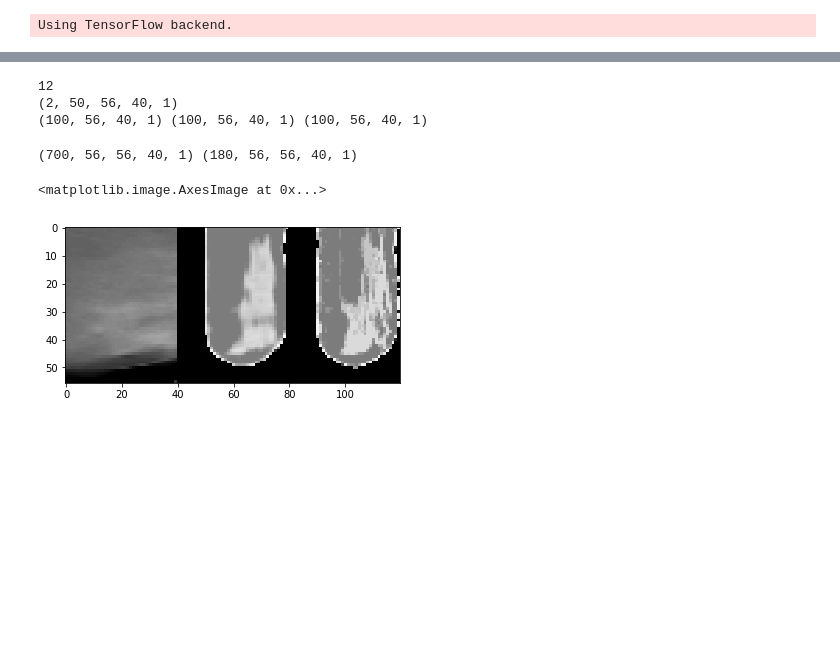
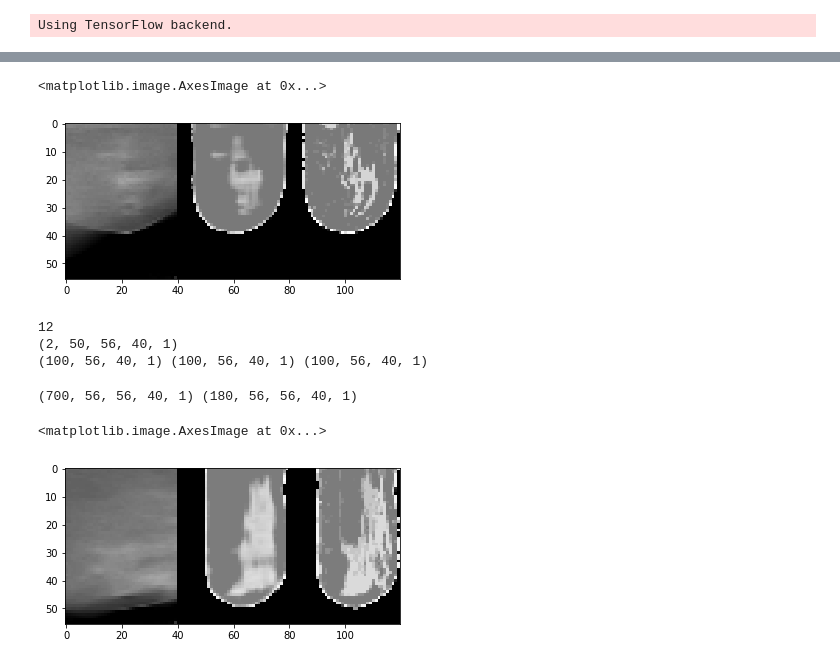
Before and after one commit to PranjalSahu/newrecon, a Jupyter notebook: recon1.ipynb, the cells around one changed output, grey strips where cells are left out. Cells and saved outputs as stored; diff of their text form; code cells hidden in the pictures; blank space fills up the shorter version.

```diff
--- a/recon1.ipynb
+++ b/recon1.ipynb
@@ -467,3 +567,8 @@ print(result.shape)
+# %%
+plt.imshow(np.concatenate([testitx[50, :, :, 0],  result[50, :, :, 0], testity[50, :, :, 0]], axis=-1), cmap='gray')
+# %% [output]
+<matplotlib.image.AxesImage at 0x...>
+[figure, added]
 # %%
 # Make total Model from slices
 
```
Also changed, not shown: parts of 8 cells of this notebook.
